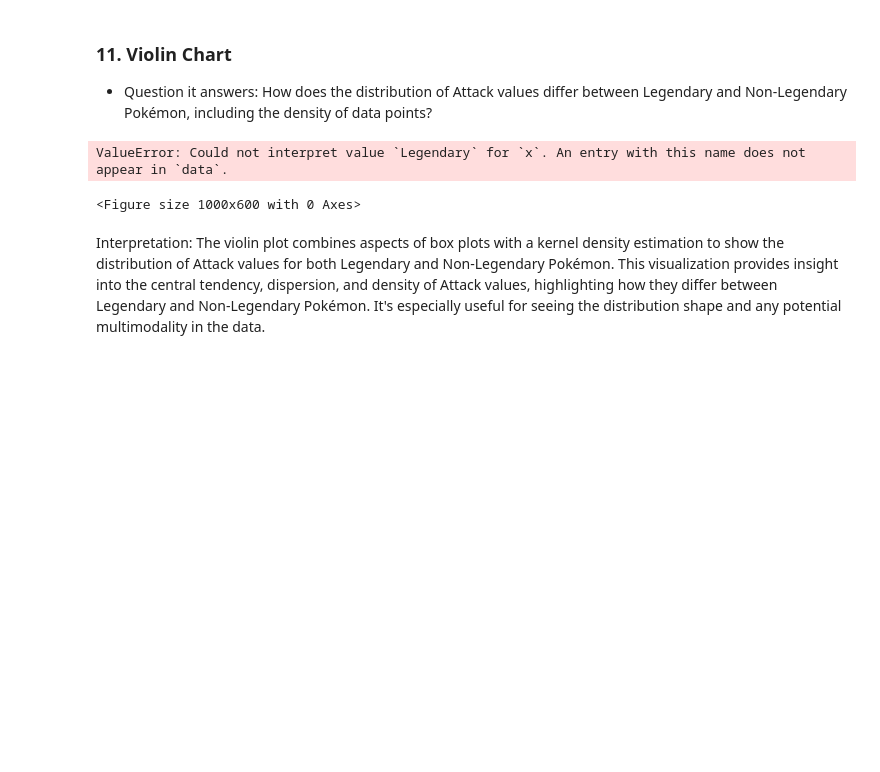
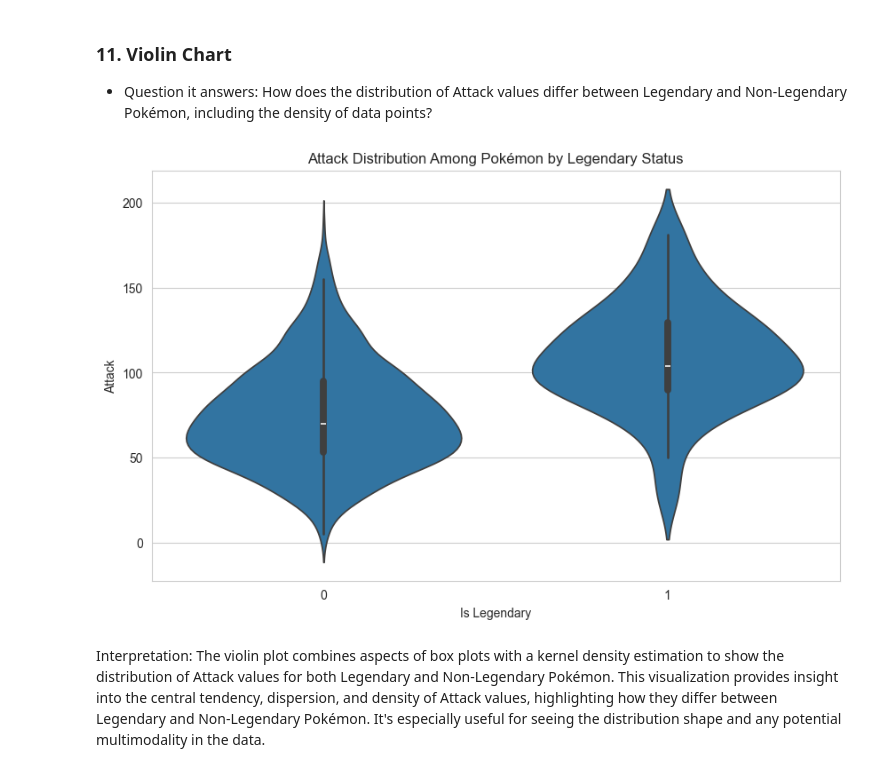
Before and after one commit to pilotbear-coder/DAE-Project, a Jupyter notebook: 7275/wk2/H2L1.ipynb, the cells around one changed output. Cells and saved outputs as stored; diff of their text form; code cells hidden in the pictures; blank space fills up the shorter version.

```diff
--- a/7275/wk2/H2L1.ipynb
+++ b/7275/wk2/H2L1.ipynb
@@ -758,15 +775,21 @@ ValueError: Could not interpret value `Type 1` for `x`. An entry with this name
 ### 11. Violin Chart
 - Question it answers: How does the distribution of Attack values differ between Legendary and Non-Legendary Pokémon, including the density of data points?
 # %%
+import seaborn as sns
+import matplotlib.pyplot as plt
+
 plt.figure(figsize=(10, 6))
-sns.violinplot(x='Legendary', y='Attack', data=df)
+
+# FIX 1: Use 'is_legendary' instead of 'Legendary'
+# FIX 2: Use 'attack' instead of 'Attack'
+sns.violinplot(x='is_legendary', y='attack', data=df)
+
 plt.title('Attack Distribution Among Pokémon by Legendary Status')
 plt.xlabel('Is Legendary')
 plt.ylabel('Attack')
 plt.show()
 # %% [output]
-ValueError: Could not interpret value `Legendary` for `x`. An entry with this name does not appear in `data`.
-<Figure size 1000x600 with 0 Axes>
+[figure, added]
 # %% [markdown]
 Interpretation:
 The violin plot combines aspects of box plots with a kernel density estimation to show the distribution of Attack values for both Legendary and Non-Legendary Pokémon. This visualization provides insight into the central tendency, dispersion, and density of Attack values, highlighting how they differ between Legendary and Non-Legendary Pokémon. It's especially useful for seeing the distribution shape and any potential multimodality in the data.
```
Also changed, not shown: parts of 5 cells of this notebook.
